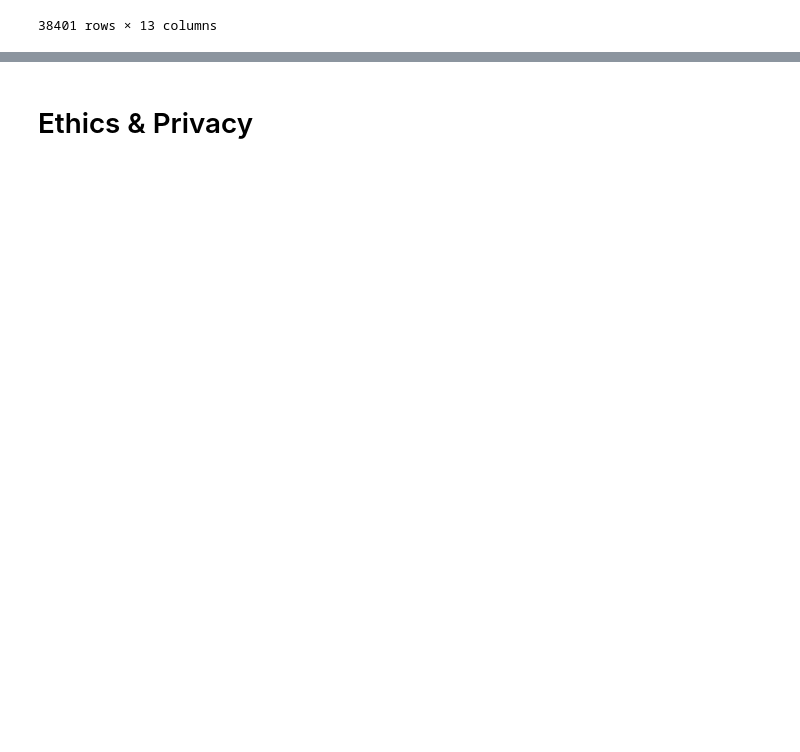
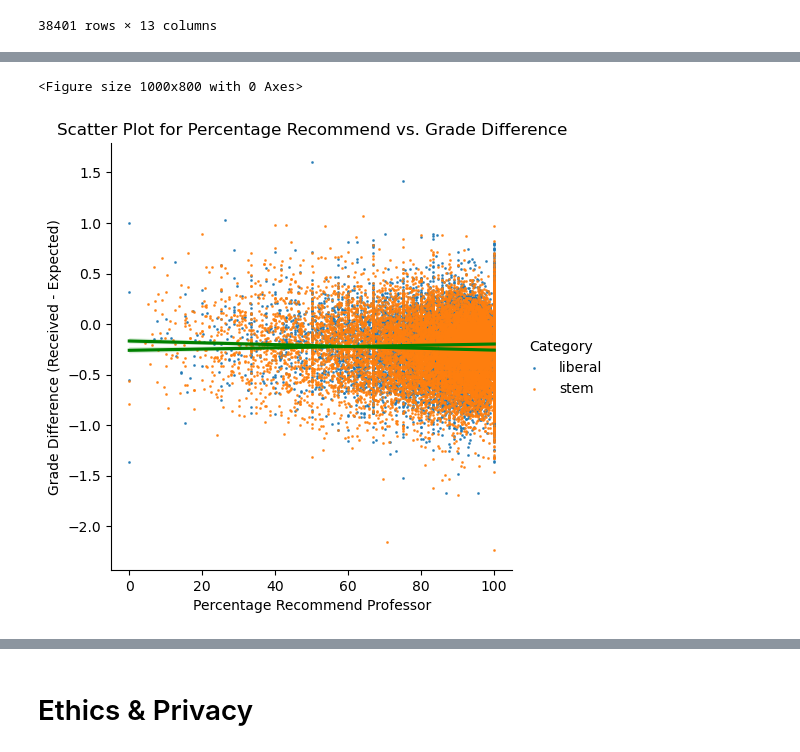
Before and after one commit to pallavisprabhu/UCSD-Capes-Analysis, a Jupyter notebook: EDACheckpoint_Group015_FA23.ipynb, the cells around one changed output, grey strips where cells are left out. Drawn from its saved outputs; the diff is of its cells as text; code cells hidden in the pictures; blank space fills up the shorter version.

```diff
--- a/EDACheckpoint_Group015_FA23.ipynb
+++ b/EDACheckpoint_Group015_FA23.ipynb
@@ -376,0 +419,11 @@ Some more words and stuff.  Remember notebooks work best if you interleave the c
+# %%
+# Scatter plot for Percentage Recommend vs. Grade Difference
+plt.figure(figsize=(10, 8))
+sns.lmplot(x='Percentage Recommended Professor', y='Difference', data=capes, hue='Category', line_kws={'color': 'green'}, scatter_kws={"s": 1})
+plt.title('Scatter Plot for Percentage Recommend vs. Grade Difference')
+plt.xlabel('Percentage Recommend Professor')
+plt.ylabel('Grade Difference (Received - Expected)')
+plt.show()
+# %% [output]
+<Figure size 1000x800 with 0 Axes>
+[figure, added]
```
Also changed, not shown: parts of 37 cells of this notebook, 2 other files.
